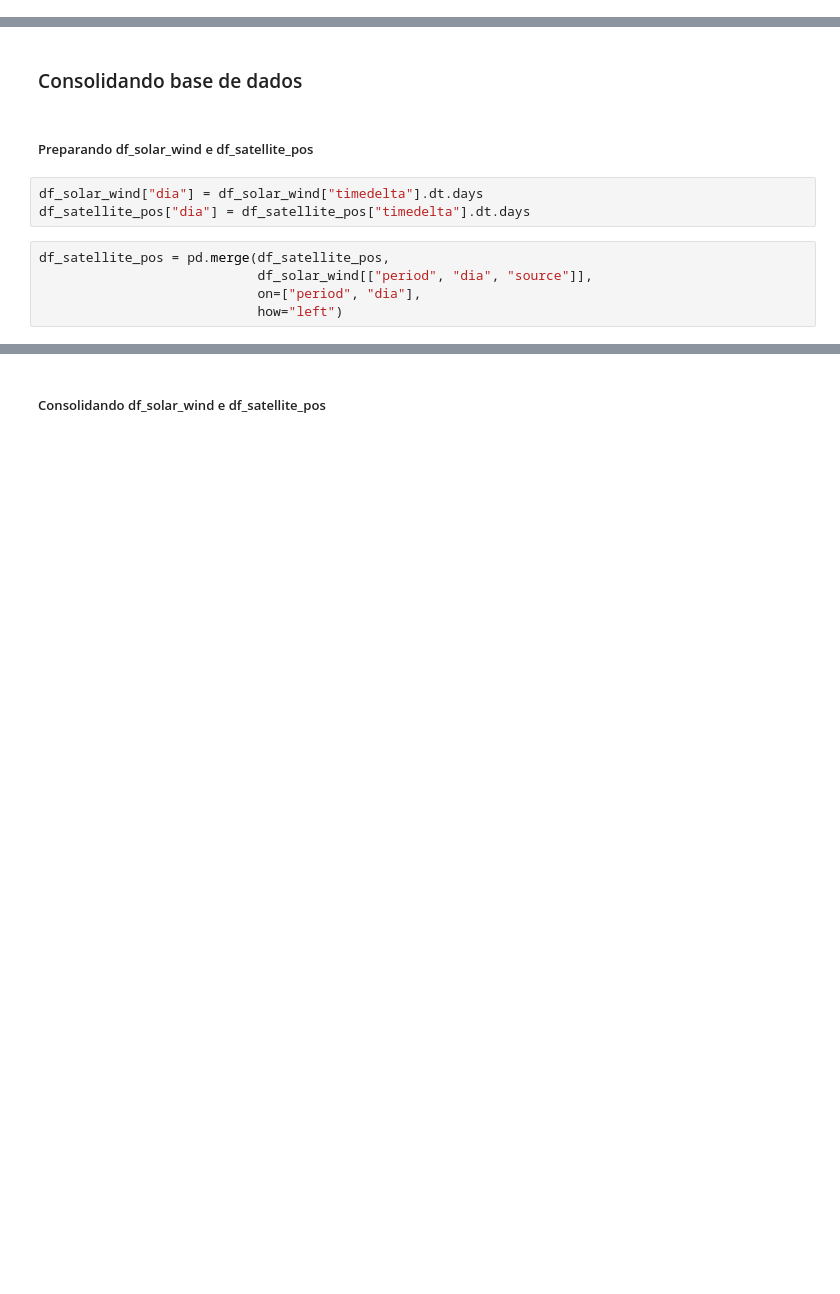
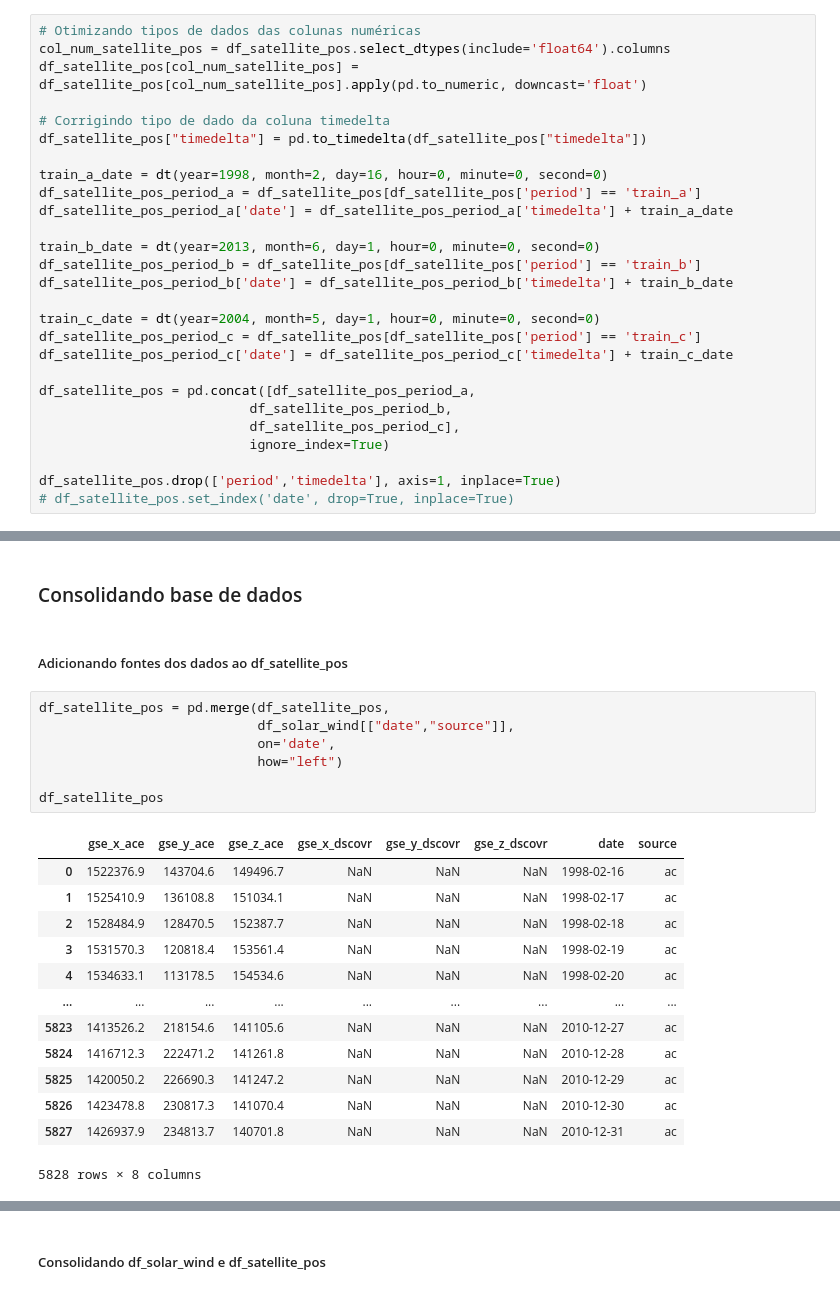
Before and after one commit to victorbuenoviana/vii_desafio_em_ciencia_de_dados, a Jupyter notebook: code/1_tratamento_consolidacao_segmentacao.ipynb, the cells around one changed output, grey strips where cells are left out. Cells and saved outputs as stored; diff of their text form; blank space fills up the shorter version.

```diff
--- a/code/1_tratamento_consolidacao_segmentacao.ipynb
+++ b/code/1_tratamento_consolidacao_segmentacao.ipynb
@@ -158,3 +155,30 @@ memory usage: 256.4 KB
+# %%
+# Otimizando tipos de dados das colunas numéricas
+col_num_satellite_pos = df_satellite_pos.select_dtypes(include='float64').columns
+df_satellite_pos[col_num_satellite_pos] = df_satellite_pos[col_num_satellite_pos].apply(pd.to_numeric, downcast='float')
+
+# Corrigindo tipo de dado da coluna timedelta
+df_satellite_pos["timedelta"] = pd.to_timedelta(df_satellite_pos["timedelta"])
+
+train_a_date = dt(year=1998, month=2, day=16, hour=0, minute=0, second=0)
+df_satellite_pos_period_a = df_satellite_pos[df_satellite_pos['period'] == 'train_a']
+df_satellite_pos_period_a['date'] = df_satellite_pos_period_a['timedelta'] + train_a_date
+
+train_b_date = dt(year=2013, month=6, day=1, hour=0, minute=0, second=0)
+df_satellite_pos_period_b = df_satellite_pos[df_satellite_pos['period'] == 'train_b']
+df_satellite_pos_period_b['date'] = df_satellite_pos_period_b['timedelta'] + train_b_date
+
+train_c_date = dt(year=2004, month=5, day=1, hour=0, minute=0, second=0)
+df_satellite_pos_period_c = df_satellite_pos[df_satellite_pos['period'] == 'train_c']
+df_satellite_pos_period_c['date'] = df_satellite_pos_period_c['timedelta'] + train_c_date
+
+df_satellite_pos = pd.concat([df_satellite_pos_period_a,
+                           df_satellite_pos_period_b,
+                           df_satellite_pos_period_c],
+                           ignore_index=True)
+
+df_satellite_pos.drop(['period','timedelta'], axis=1, inplace=True)
+# df_satellite_pos.set_index('date', drop=True, inplace=True)
 # %% [markdown]
 ##### Tratando tipos de dados do df_sunspots
 # %%
@@ -292,15 +351,28 @@ df_solar_wind.head(3)
 # %% [markdown]
 ### Consolidando base de dados
-# %% [markdown]
-##### Preparando df_solar_wind e df_satellite_pos
-# %%
-df_solar_wind["dia"] = df_solar_wind["timedelta"].dt.days
-df_satellite_pos["dia"] = df_satellite_pos["timedelta"].dt.days
+# %% [markdown]
+##### Adicionando fontes dos dados ao df_satellite_pos
 # %%
 df_satellite_pos = pd.merge(df_satellite_pos,
-                            df_solar_wind[["period", "dia", "source"]],
-                            on=["period", "dia"],
+                            df_solar_wind[["date","source"]],
+                            on='date',
                             how="left")
+
+df_satellite_pos
+# %% [output]
+|  | gse_x_ace | gse_y_ace | gse_z_ace | gse_x_dscovr | gse_y_dscovr | gse_z_dscovr | date | source |
+| 0 | 1522376.9 | 143704.6 | 149496.7 | NaN | NaN | NaN | 1998-02-16 | ac |
+| 1 | 1525410.9 | 136108.8 | 151034.1 | NaN | NaN | NaN | 1998-02-17 | ac |
+| 2 | 1528484.9 | 128470.5 | 152387.7 | NaN | NaN | NaN | 1998-02-18 | ac |
+| 3 | 1531570.3 | 120818.4 | 153561.4 | NaN | NaN | NaN | 1998-02-19 | ac |
+| 4 | 1534633.1 | 113178.5 | 154534.6 | NaN | NaN | NaN | 1998-02-20 | ac |
+| ... | ... | ... | ... | ... | ... | ... | ... | ... |
+| 5823 | 1413526.2 | 218154.6 | 141105.6 | NaN | NaN | NaN | 2010-12-27 | ac |
+| 5824 | 1416712.3 | 222471.2 | 141261.8 | NaN | NaN | NaN | 2010-12-28 | ac |
+| 5825 | 1420050.2 | 226690.3 | 141247.2 | NaN | NaN | NaN | 2010-12-29 | ac |
+| 5826 | 1423478.8 | 230817.3 | 141070.4 | NaN | NaN | NaN | 2010-12-30 | ac |
+| 5827 | 1426937.9 | 234813.7 | 140701.8 | NaN | NaN | NaN | 2010-12-31 | ac |
+5828 rows × 8 columns
 # %%
 df_satellite_pos["gse_x_satellite"] = np.nan
 df_satellite_pos["gse_y_satellite"] = np.nan
```
Also changed, not shown: parts of 23 cells of this notebook, 6 other files.
